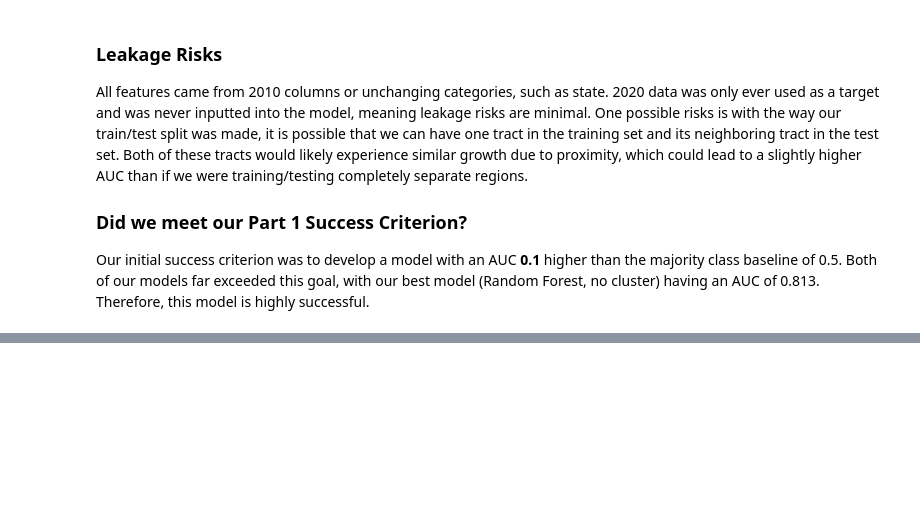
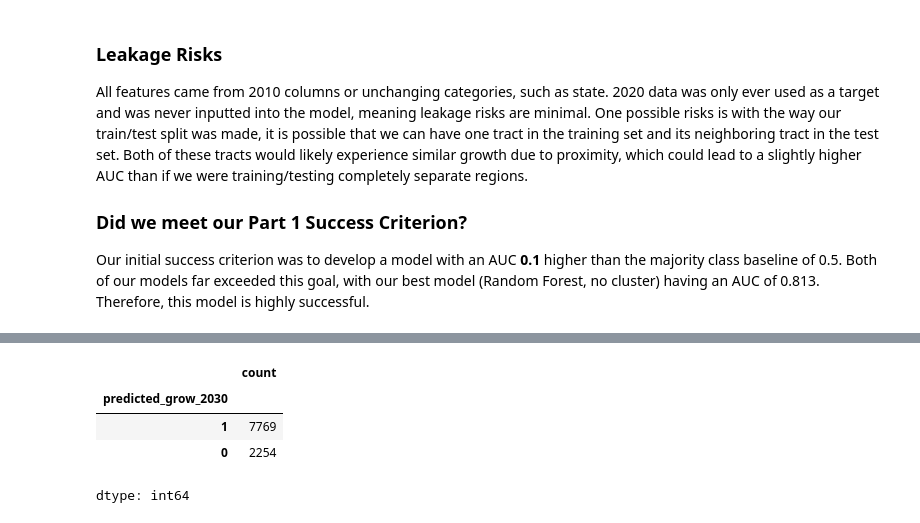
Before and after one commit to alexanderson522/INFO648, a Jupyter notebook: FinalProject/INFO648_Final_Project_AA_JK.ipynb, the cells around one changed output, grey strips where cells are left out. Cells and saved outputs as stored; diff of their text form; code cells hidden in the pictures; blank space fills up the shorter version.

```diff
--- a/FinalProject/INFO648_Final_Project_AA_JK.ipynb
+++ b/FinalProject/INFO648_Final_Project_AA_JK.ipynb
@@ -689,0 +698,5 @@ Our initial success criterion was to develop a model with an AUC **0.1** higher
+# %%
+#apply same data cleaning as training data
+forecast = forecast[forecast['pop_total_2020'] >= 50].copy()
+forecast = forecast[forecast['land_area_sqkm'] > 0].copy()
+forecast = forecast.dropna(subset=['settlement_type']).copy()
@@ -689,0 +732,14 @@ Our initial success criterion was to develop a model with an AUC **0.1** higher
+# %%
+#score using best model
+forecast_X = forecast[forecast_numeric_features + forecast_categorical_features]
+
+forecast['predicted_grow_2030'] = best_model.predict(forecast_X)
+forecast['predicted_grow_proba'] = best_model.predict_proba(forecast_X)[:,1]
+
+forecast['predicted_grow_2030'].value_counts()
+# %% [output]
+|  | count |
+| predicted_grow_2030 |  |
+| 1 | 7769 |
+| 0 | 2254 |
+dtype: int64
```
Also changed, not shown: parts of 12 cells of this notebook.
